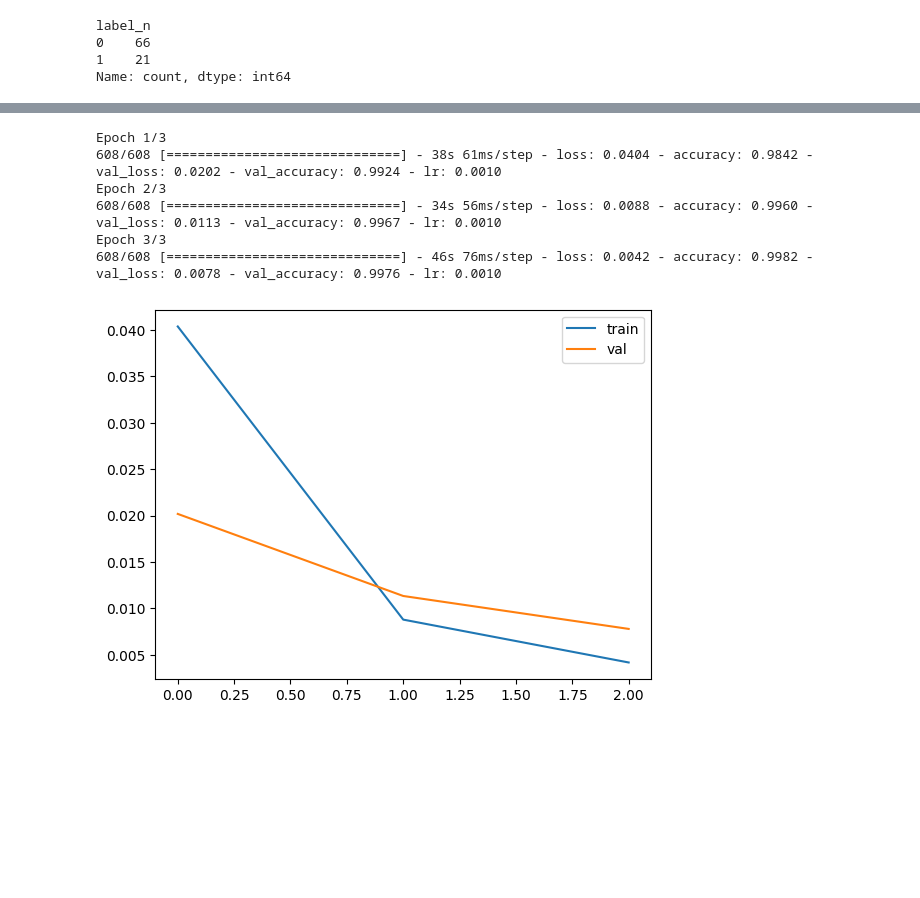
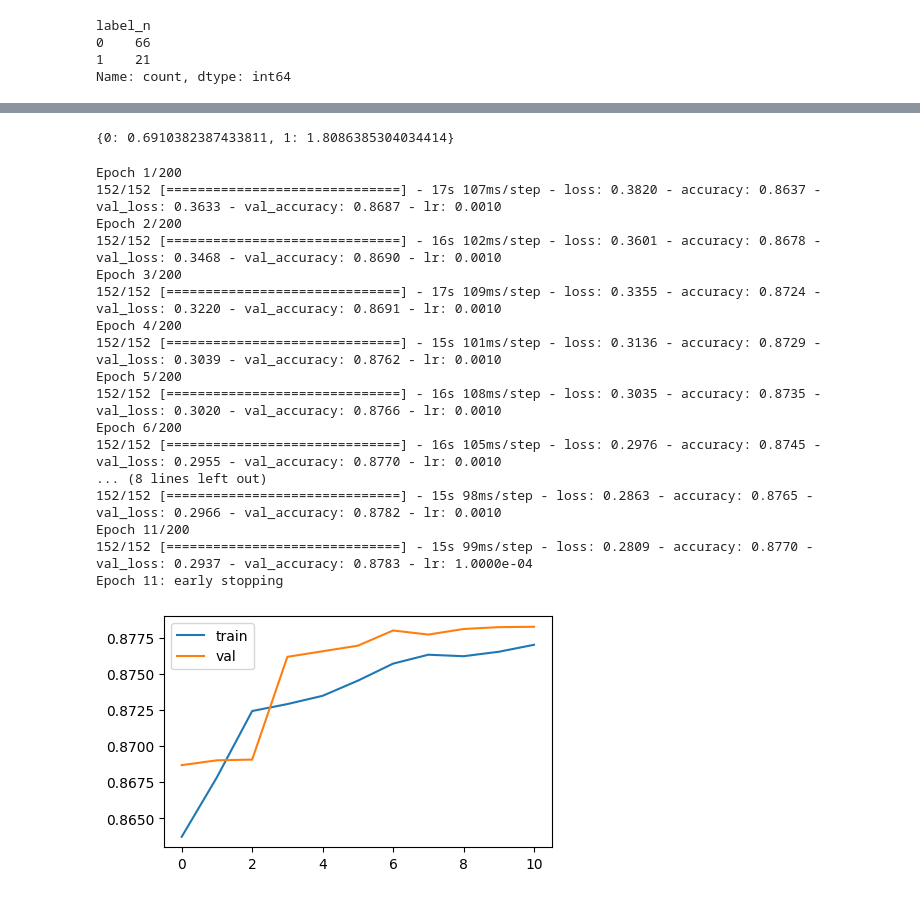
Before and after one commit to theo88400/ML-SECU2024, a Jupyter notebook: src/data_exploration/tom_exploration (fork fisch).ipynb, the cells around one changed output, grey strips where cells are left out. Saved outputs shown, nothing was run; the diff lists cells and outputs as text; code cells hidden in the pictures; blank space fills up the shorter version.

```diff
--- a/src/data_exploration/tom_exploration (fork fisch).ipynb
+++ b/src/data_exploration/tom_exploration (fork fisch).ipynb
@@ -699,0 +732,12 @@ Name: count, dtype: int64
+# %%
+from sklearn.preprocessing import StandardScaler
+
+# Separate numeric without label_n and non-numeric columns
+numeric_cols = df_htil_network_prepared.select_dtypes(include=['float64', 'int64']).columns
+numeric_cols = [col for col in numeric_cols if col != "label_n"]
+non_numeric_cols = df_htil_network_prepared.select_dtypes(exclude=['float64', 'int64']).columns
+
+# Apply StandardScaler to the numeric columns
+scaler = StandardScaler()
+df_htil_network_normalized = df_htil_network_prepared.copy()
+df_htil_network_normalized[numeric_cols] = scaler.fit_transform(df_htil_network_prepared[numeric_cols])
@@ -704,7 +758,7 @@ from sklearn.model_selection import train_test_split
 from sklearn.preprocessing import StandardScaler, OneHotEncoder
 
 np.random.seed(42)
-df = df_htil_network_prepared
+df = df_htil_network_normalized
 
 # Split data into train, validation, and test sets
 train_df, test_df = train_test_split(df, test_size=0.2, random_state=42)
@@ -738,13 +792,16 @@ tf.random.set_seed(42)
 model = tf.keras.Sequential([
     tf.keras.layers.Input(shape=(X_train[0].shape[0],)),  # Input layer
     tf.keras.layers.Dense(1024, activation=swish),  # Hidden layer 1
+    tf.keras.layers.Dropout(0.2),  # Dropout layer
     tf.keras.layers.Dense(256, activation=swish),   # Hidden layer 2
+    tf.keras.layers.Dropout(0.2),  # Dropout layer
     tf.keras.layers.Dense(64, activation=swish),   # Hidden layer 3
+    tf.keras.layers.Dropout(0.2),  # Dropout layer
     tf.keras.layers.Dense(1, activation=sigmoid)  # Output layer
 ])
 
-# Compile the model
-model.compile(optimizer='adam',
+# Compile the model, avoid local minimums
+model.compile(optimizer=tf.keras.optimizers.Adam(),
               loss='binary_crossentropy',
               metrics=['accuracy'])
 
@@ -768,34 +825,59 @@ Trainable params: 2,318,721
 Non-trainable params: 0
 _________________________________________________________________
+# %%
+from sklearn.utils import compute_class_weight
+
+class_weights = compute_class_weight(
+                                        class_weight = "balanced",
+                                        classes = np.unique(y_train),
+                                        y = y_train
+                                    )
+class_weights = dict(zip(np.unique(y_train), class_weights))
+class_weights
+# %% [output]
+{0: 0.6910382387433811, 1: 1.8086385304034414}
 # %%
 # callbacks
 early_stopping = tf.keras.callbacks.EarlyStopping(
-    monitor='val_loss', min_delta=0, patience=6, verbose=1,
+    monitor='val_loss', min_delta=0, patience=3, verbose=1,
     mode='auto', baseline=None, restore_best_weights=True
 )
 reduce_on_plateau = tf.keras.callbacks.ReduceLROnPlateau(
-    monitor='val_loss', factor=0.1, patience=3, verbose=1,
+    monitor='val_loss', factor=0.1, patience=2, verbose=1,
     mode='auto', min_delta=0.0001, cooldown=0, min_lr=0
 )
 
 # Train the model
 history = model.fit(X_train, y_train,
-                    epochs=3,
-                    batch_size=256,
+                    epochs=200,
+                    batch_size=1024,
                     validation_data=(X_val, y_val),
                     callbacks=[early_stopping, reduce_on_plateau])
+                    # class_weight=class_weights)
 # %% [output]
-Epoch 1/3
-608/608 [==============================] - 38s 61ms/step - loss: 0.0404 - accuracy: 0.9842 - val_loss: 0.0202 - val_accuracy: 0.9924 - lr: 0.0010
-Epoch 2/3
-608/608 [==============================] - 34s 56ms/step - loss: 0.0088 - accuracy: 0.9960 - val_loss: 0.0113 - val_accuracy: 0.9967 - lr: 0.0010
-Epoch 3/3
-608/608 [==============================] - 46s 76ms/step - loss: 0.0042 - accuracy: 0.9982 - val_loss: 0.0078 - val_accuracy: 0.9976 - lr: 0.0010
+Epoch 1/200
+152/152 [==============================] - 17s 107ms/step - loss: 0.3820 - accuracy: 0.8637 - val_loss: 0.3633 - val_accuracy: 0.8687 - lr: 0.0010
+Epoch 2/200
+152/152 [==============================] - 16s 102ms/step - loss: 0.3601 - accuracy: 0.8678 - val_loss: 0.3468 - val_accuracy: 0.8690 - lr: 0.0010
+Epoch 3/200
+152/152 [==============================] - 17s 109ms/step - loss: 0.3355 - accuracy: 0.8724 - val_loss: 0.3220 - val_accuracy: 0.8691 - lr: 0.0010
+Epoch 4/200
+152/152 [==============================] - 15s 101ms/step - loss: 0.3136 - accuracy: 0.8729 - val_loss: 0.3039 - val_accuracy: 0.8762 - lr: 0.0010
+Epoch 5/200
+152/152 [==============================] - 16s 108ms/step - loss: 0.3035 - accuracy: 0.8735 - val_loss: 0.3020 - val_accuracy: 0.8766 - lr: 0.0010
+Epoch 6/200
+152/152 [==============================] - 16s 105ms/step - loss: 0.2976 - accuracy: 0.8745 - val_loss: 0.2955 - val_accuracy: 0.8770 - lr: 0.0010
+... (8 lines left out)
+152/152 [==============================] - 15s 98ms/step - loss: 0.2863 - accuracy: 0.8765 - val_loss: 0.2966 - val_accuracy: 0.8782 - lr: 0.0010
+Epoch 11/200
+152/152 [==============================] - 15s 99ms/step - loss: 0.2809 - accuracy: 0.8770 - val_loss: 0.2937 - val_accuracy: 0.8783 - lr: 1.0000e-04
+Epoch 11: early stopping
 # %%
 # plot history
-plt.plot(history.history['loss'], label='train')
-plt.plot(history.history['val_loss'], label='val')
+plt.figure(figsize=(5, 3))
+plt.plot(history.history['accuracy'], label='train')
+plt.plot(history.history['val_accuracy'], label='val')
 plt.legend()
 plt.show()
 # %% [output]
-[figure, old version]
+[figure, new version]
```
Also changed, not shown: parts of 13 cells of this notebook.
